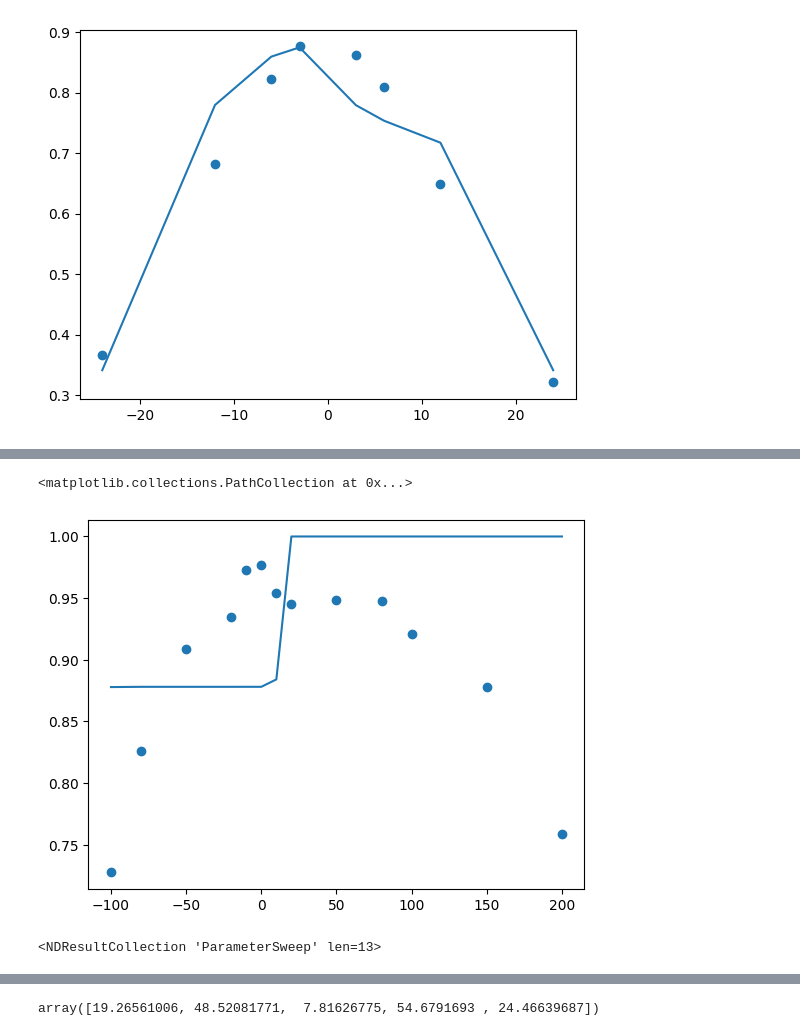
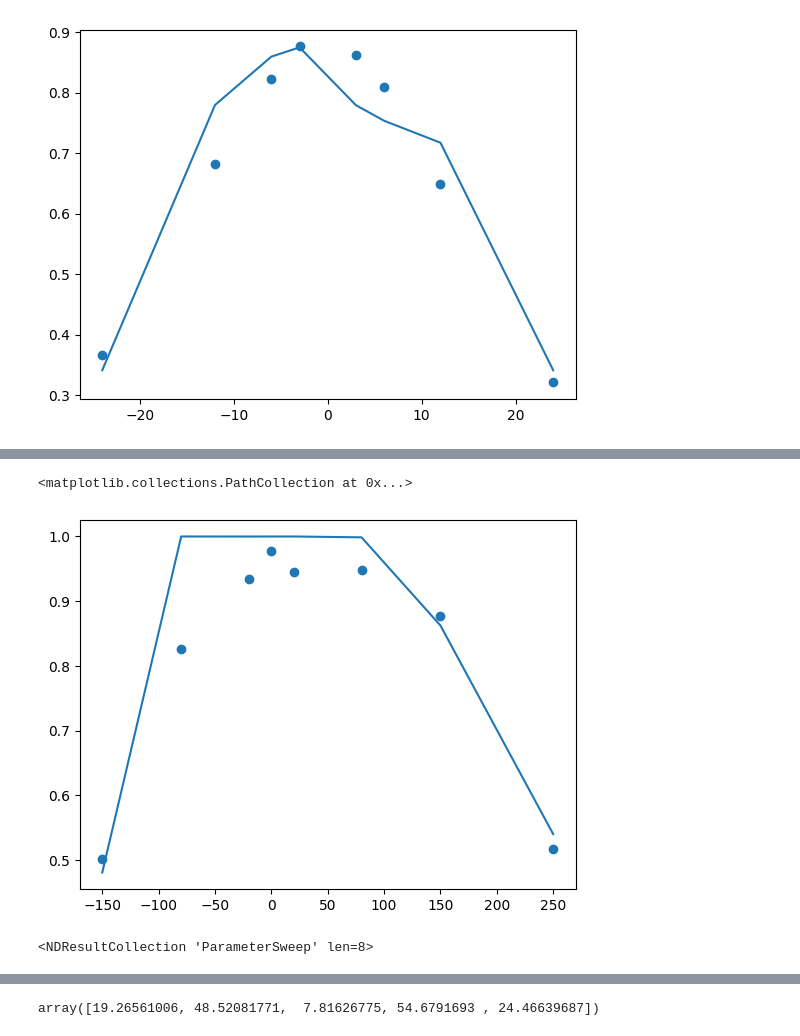
Before and after one commit to renatoparedes/NeuroMSI-Network, a Jupyter notebook: Fit.ipynb, the cells around one changed output, grey strips where cells are left out. Saved outputs shown, nothing was run; the diff lists cells and outputs as text; code cells hidden in the pictures.

```diff
--- a/Fit.ipynb
+++ b/Fit.ipynb
@@ -949,27 +950,30 @@ class CausesProcessingStrategy(ProcessingStrategyABC):
         return np.array(results, dtype=np.float32)
 
 
-temporal_causes_data_short = temporal_causes_data[6:-4]
+temporal_dis_short = np.append(temporal_dis[5:-3:2], temporal_dis[-4])
+temporal_causes_data_short = np.append(
+    temporal_causes_data[5:-3:2], temporal_causes_data[-4]
+)
 
 
 def temporal_paredes2022_causes_job(
     a_tau, v_tau, m_tau, ff_weight, cm_weight, fb_weight
 ):
-    model = model = Paredes2022(
+    model = Paredes2022(
         neurons=10,
         position_range=(0, 10),
         position_res=1,
-        time_range=(0, 450),
+        time_range=(0, 700),
         tau=(a_tau, v_tau, m_tau),
     )
 
-    v_onset = 110
+    v_onset = 160
     sp = ParameterSweep(
         model=model,
         target="auditory_onset",
         repeat=1,
         n_jobs=1,
-        range=v_onset + temporal_dis[6:-4],
+        range=v_onset + temporal_dis_short,
         processing_strategy=CausesProcessingStrategy(),
     )
 
@@ -1008,7 +1012,7 @@ def temporal_paredes2022_causes_cost(theta):
     return cost
 
 
-bounds = [(15, 100), (15, 100), (0.005, 200), (0, 200), (0, 1), (0, 1)]
+bounds = [(15, 50), (15, 50), (0.005, 50), (0, 7.5), (0, 0.15), (0, 0.005)]
 paredes2022_temporal_causes_fit_res = differential_evolution(
     temporal_paredes2022_causes_cost,
     bounds,
@@ -1020,6 +1024,7 @@ paredes2022_temporal_causes_fit_res = differential_evolution(
 
 print(paredes2022_temporal_causes_fit_res)
 np.save(
-    "Paredes_2022_temporal_fit_res_pars_fb.npy", paredes2022_temporal_causes_fit_res.x
+    "Paredes_2022_temporal_fit_res_pars_fb_few_lim.npy",
+    paredes2022_temporal_causes_fit_res.x,
 )
 # %% [output]
@@ -1054,6 +1058,8 @@ print(paredes2022_temporal_causes_fit_res)
 # %%
 from skneuromsi.neural import Paredes2022
 from skneuromsi.sweep import ProcessingStrategyABC
+
+temporal_causes_data_short = temporal_causes_data[5:-3:2]
 
 
 class CausesProcessingStrategy(ProcessingStrategyABC):
@@ -1066,31 +1072,33 @@ class CausesProcessingStrategy(ProcessingStrategyABC):
         return np.array(results, dtype=np.float32)
 
 
-temporal_causes_data_short = temporal_causes_data[6:-4]
+temporal_causes_data_short = temporal_causes_data[5:-3:2]
 
 
-def temporal_paredes2022_causes_job(a_tau, v_tau, m_tau, ff_weight, cm_weight):
+def temporal_paredes2022_causes_job(
+    a_tau, v_tau, m_tau, ff_weight, cm_weight, fb_weight
+):
     model = model = Paredes2022(
         neurons=10,
         position_range=(0, 10),
         position_res=1,
-        time_range=(0, 450),
+        time_range=(0, 500),
         tau=(a_tau, v_tau, m_tau),
     )
 
-    v_onset = 110
+    v_onset = 160
     sp = ParameterSweep(
         model=model,
         target="auditory_onset",
         repeat=1,
         n_jobs=1,
-        range=v_onset + temporal_dis[6:-4],
+        range=v_onset + temporal_dis[5:-3:2],
         processing_strategy=CausesProcessingStrategy(),
     )
 
     res = sp.run(
-        auditory_intensity=3,
-        visual_intensity=2.9,
+        auditory_intensity=2.55,
+        visual_intensity=2.5,
         feedforward_weight=ff_weight,
         cross_modal_weight=cm_weight,
         noise=False,
@@ -1106,52 +1114,54 @@ def temporal_paredes2022_causes_job(a_tau, v_tau, m_tau, ff_weight, cm_weight):
         causes_peak_threshold=0.10,
         causes_peak_distance=1600,
         feed_latency=24,
-        feedback_weight=0,
+        feedback_weight=fb_weight,
     )
 
     return res
 # %%
 paredes2022_temporal_causes_fit_res = np.load(
-    "Paredes_2022_temporal_fit_res_pars_fb.npy"
+    "Paredes_2022_temporal_fit_res_pars_fb_few_lim.npy"
 )
 temporal_paredes2022_model_causes_fit = temporal_paredes2022_causes_job(
     paredes2022_temporal_causes_fit_res[0],
     paredes2022_temporal_causes_fit_res[1],
     paredes2022_temporal_causes_fit_res[2],
     paredes2022_temporal_causes_fit_res[3],
     paredes2022_temporal_causes_fit_res[4],
     paredes2022_temporal_causes_fit_res[5],
 )
 
-plt.plot(temporal_dis[6:-4], temporal_paredes2022_model_causes_fit)
-plt.scatter(temporal_dis[6:-4], temporal_causes_data_short)
+plt.plot(temporal_dis_short, temporal_paredes2022_model_causes_fit)
+plt.scatter(temporal_dis_short, temporal_causes_data_short)
 # %% [output]
 <matplotlib.collections.PathCollection at 0x...>
-[figure, old version]
+[figure, new version]
 # %%
 from skneuromsi.neural import Paredes2022
 
 paredes2022_temporal_causes_fit_res = np.load(
-    "Paredes_2022_temporal_fit_res_pars_alterfine.npy"
+    "Paredes_2022_temporal_fit_res_pars_fb_few_lim.npy"
 )
 
 
-def explore_temporal_paredes2022_causes_job(a_tau, v_tau, m_tau, ff_weight, cm_weight):
+def explore_temporal_paredes2022_causes_job(
+    a_tau, v_tau, m_tau, ff_weight, cm_weight, fb_weight
+):
     model = Paredes2022(
         neurons=10,
         position_range=(0, 10),
         position_res=1,
-        time_range=(0, 450),
+        time_range=(0, 700),
         tau=(a_tau, v_tau, m_tau),
     )
 
-    v_onset = 110
+    v_onset = 160
     sp = ParameterSweep(
         model=model,
         target="auditory_onset",
         repeat=1,
         n_jobs=1,
-        range=v_onset + temporal_dis[6:-4],
+        range=v_onset + temporal_dis[5:-3:2],
     )
 
     res = sp.run(
@@ -1172,21 +1182,22 @@ def explore_temporal_paredes2022_causes_job(a_tau, v_tau, m_tau, ff_weight, cm_w
         causes_peak_threshold=0.10,
         causes_peak_distance=1600,
         feed_latency=24,
-        feedback_weight=0,
+        feedback_weight=fb_weight,
     )
 
     return res
 
 
 exp_res = explore_temporal_paredes2022_causes_job(
-    15,  # paredes2022_temporal_causes_fit_res[0],
-    15,  # paredes2022_temporal_causes_fit_res[1],
-    5,  # paredes2022_temporal_causes_fit_res[2],
-    20,  # paredes2022_temporal_causes_fit_res[3],
-    1,  # paredes2022_temporal_causes_fit_res[4],
+    paredes2022_temporal_causes_fit_res[0],
+    paredes2022_temporal_causes_fit_res[1],
+    paredes2022_temporal_causes_fit_res[2],
+    paredes2022_temporal_causes_fit_res[3],
+    paredes2022_temporal_causes_fit_res[4],
+    paredes2022_temporal_causes_fit_res[5],
 )
 
 exp_res
 # %% [output]
-<NDResultCollection 'ParameterSweep' len=13>
+<NDResultCollection 'ParameterSweep' len=8>
 # %%
```
Also changed, not shown: parts of 11 cells of this notebook, 5 other files.
